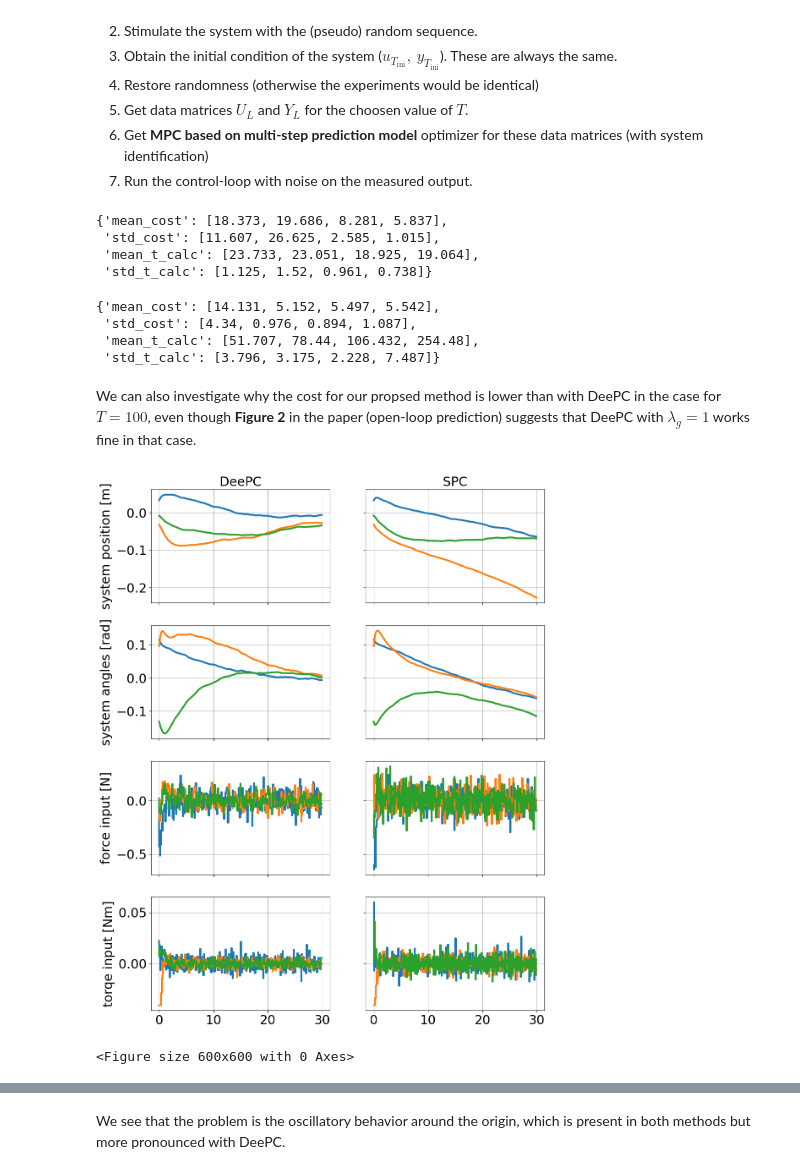
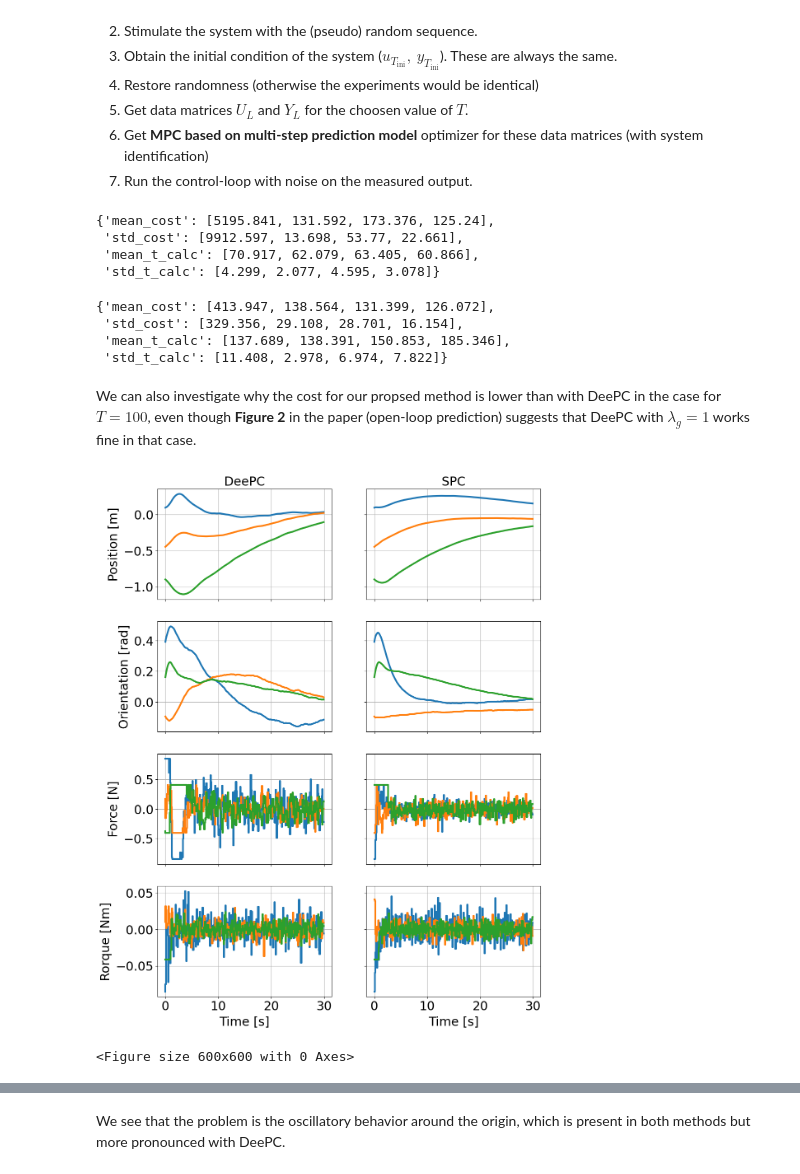
Before and after one commit to ChristopherBiel/DeePC_Perspective, a Jupyter notebook: ECC2021/res_03_Noise_closed_loop_ASTROBEE.ipynb, the cells around one changed output, grey strips where cells are left out. Drawn from its saved outputs; the diff is of its cells as text; code cells hidden in the pictures.

```diff
--- a/ECC2021/res_03_Noise_closed_loop_ASTROBEE.ipynb
+++ b/ECC2021/res_03_Noise_closed_loop_ASTROBEE.ipynb
@@ -82,8 +88,8 @@ The total number of measured sequences depends on these parameters and must exce
 
 We first set the fixed parameters. **Note that we also set $\sigma_w$, the standard deviation of $w$**.
 # %%
-T_ini = 2
-N = 10
+T_ini = 4
+N = 20
 
 L = T_ini + N
 
@@ -92,7 +98,7 @@ n_y = sys.n_y
 
 sig_w = 0.005
 u_max = np.array([[0.85, 0.41, 0.41, 0.085, 0.041, 0.041]]).T
-xlim = np.array([[1, 1, 1, 0.1, 0.1, 0.1, 0.2, 0.2, 0.2, 0.01, 0.01, 0.01]]).T
+xlim = np.array([[1, 1, 1, 0.1, 0.1, 0.1, 0.3, 0.3, 0.3, 0.01, 0.01, 0.01]]).T
 
 def random_u(u0, switch_prob=0.5, u_max=np.pi):
     # Hold the current value with switch_prob chance or switch to new random value.
@@ -333,7 +336,7 @@ def setup_DeePC(U_L, Y_L, T):
 # %% [markdown]
 We check the closed-loop performance for $T=\{100,150,200\}$ and choose ``N_sim=60`` (number of closed-loop steps). Furthermore, every run is repeated ``N_exp=10`` times to compute average performances and computation times.
 # %%
-T_arr = [200, 300, 400, 500]
+T_arr = [200, 250, 300, 350]
 N_sim = 300
 N_exp = 5
 # %% [markdown]
@@ -357,7 +360,7 @@ for T in T_arr:
     res = []
     for i in range(N_exp):
         np.random.seed(12)
-        sys.reset(x0=np.zeros((12,1)))
+        sys.reset(x0 = 2 * (0.5 - np.random.rand(12,1)) * xlim)
         # Excitement
         n_exc = 20
         u0 = np.zeros((6,1))
@@ -394,7 +397,7 @@ for T in T_arr:
             u0 = opt_x_num_dpc['u_N',0].full().reshape(-1,1)
             y0 = sys.make_step(u0)
 
-            cost.append(.1*u0.T@u0+y0.T@y0)
+            cost.append(.01*u0.T@u0+y0.T@Q@y0)
             t_calc.append(toc-tic)
 
 
@@ -421,7 +426,7 @@ for T in T_arr:
     res = []
     for i in range(N_exp):
         np.random.seed(12)
-        sys.reset(x0=np.zeros((12,1)))
+        sys.reset(x0 = 2 * (0.5 - np.random.rand(12,1)) * xlim)
         # Excitement
         n_exc = 20
         u0 = np.zeros((6,1))
@@ -456,7 +461,7 @@ for T in T_arr:
             u0 = opt_x_num['u_N',0].full().reshape(-1,1)
             y0 = sys.make_step(u0)
 
-            cost.append(.1*u0.T@u0+y0.T@y0)
+            cost.append(.01*u0.T@u0+y0.T@Q@y0)
             t_calc.append(toc-tic)
 
 
@@ -476,10 +481,10 @@ for res_i in res_SPC:
 
 result_summary_SPC
 # %% [output]
-{'mean_cost': [18.373, 19.686, 8.281, 5.837],
- 'std_cost': [11.607, 26.625, 2.585, 1.015],
- 'mean_t_calc': [23.733, 23.051, 18.925, 19.064],
- 'std_t_calc': [1.125, 1.52, 0.961, 0.738]}
+{'mean_cost': [5195.841, 131.592, 173.376, 125.24],
+ 'std_cost': [9912.597, 13.698, 53.77, 22.661],
+ 'mean_t_calc': [70.917, 62.079, 63.405, 60.866],
+ 'std_t_calc': [4.299, 2.077, 4.595, 3.078]}
 # %%
 result_summary_deePC= {'mean_cost':[],'std_cost':[], 'mean_t_calc':[], 'std_t_calc':[]}
 
@@ -493,41 +498,43 @@ for res_i in res_deePC:
 
 result_summary_deePC
 # %% [output]
-{'mean_cost': [14.131, 5.152, 5.497, 5.542],
- 'std_cost': [4.34, 0.976, 0.894, 1.087],
- 'mean_t_calc': [51.707, 78.44, 106.432, 254.48],
- 'std_t_calc': [3.796, 3.175, 2.228, 7.487]}
+{'mean_cost': [413.947, 138.564, 131.399, 126.072],
+ 'std_cost': [329.356, 29.108, 28.701, 16.154],
+ 'mean_t_calc': [137.689, 138.391, 150.853, 185.346],
+ 'std_t_calc': [11.408, 2.978, 6.974, 7.822]}
 # %% [markdown]
 We can also investigate why the cost for our propsed method is lower than with DeePC in the case for $T=100$, even though **Figure 2** in the paper (open-loop prediction) suggests that DeePC with $\lambda_g=1$ works fine in that case.
 # %%
 fig, ax = plt.subplots(4,2,sharex=True, sharey='row', figsize=(12,16))
 
 t = np.arange(300)*0.1
 T_plot = 1  # Which T value to plot?
-I_plot = 4  # Which Iteration to plot?
+I_plot = 1  # Which Iteration to plot?
 
 y = res_deePC[T_plot][I_plot]['y']
 u = res_deePC[T_plot][I_plot]['u']
 ax[0,0].plot(t,y[:,0:3])
 ax[1,0].plot(t,y[:,6:9])
 ax[2,0].step(t,u[:,0:3])
 ax[3,0].step(t,u[:,3:6])
 
 y = res_SPC[T_plot][I_plot]['y']
 u = res_SPC[T_plot][I_plot]['u']
 ax[0,1].plot(t,y[:,0:3])
 ax[1,1].plot(t,y[:,6:9])
 ax[2,1].step(t,u[:,0:3])
 ax[3,1].step(t,u[:,3:6])
 
-ax[0,0].set_ylabel('system position [m]')
-ax[1,0].set_ylabel('system angles [rad]')
-ax[2,0].set_ylabel('force input [N]')
-ax[3,0].set_ylabel('torqe input [Nm]')
+ax[0,0].set_ylabel('Position [m]')
+ax[1,0].set_ylabel('Orientation [rad]')
+ax[2,0].set_ylabel('Force [N]')
+ax[3,0].set_ylabel('Rorque [Nm]')
+ax[3,0].set_xlabel('Time [s]')
+ax[3,1].set_xlabel('Time [s]')
 ax[0,0].set_title('DeePC')
 ax[0,1].set_title('SPC')
 
 fig = plt.figure(figsize=(6,6))
 # %% [output]
-[figure, old version]
+[figure, new version]
 <Figure size 600x600 with 0 Axes>
```
Also changed, not shown: parts of 8 cells of this notebook, 2 other files.
